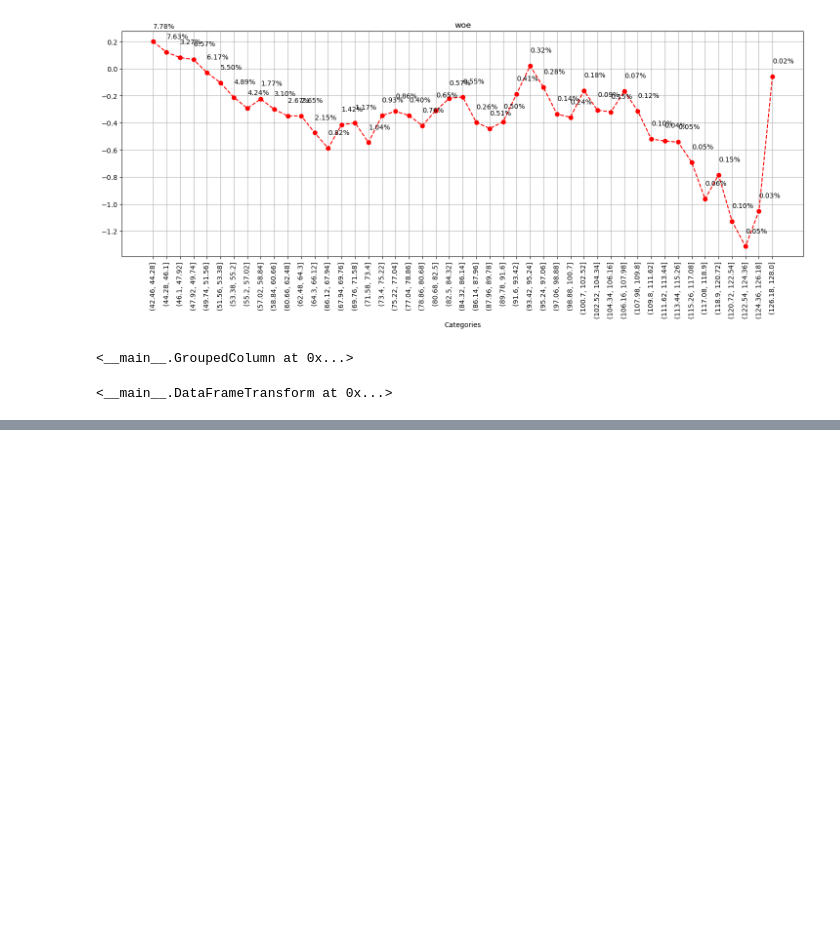
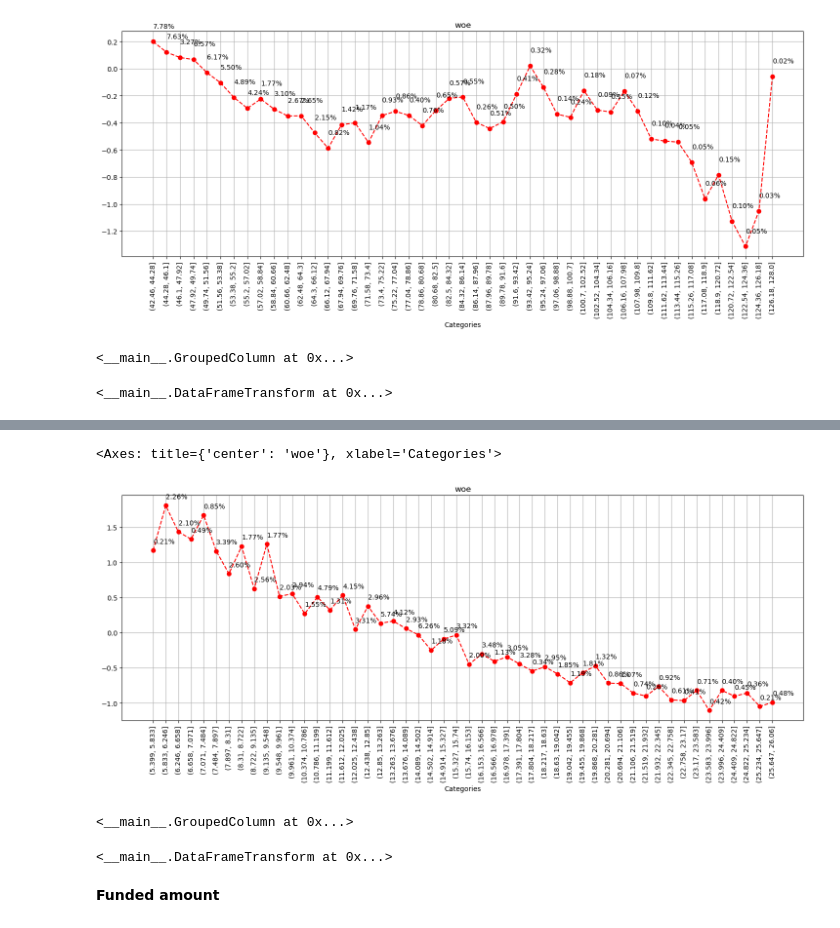
Before and after one commit to Xavi-Linux/CaRMeLo, a Jupyter notebook: notebooks/Data_preparation.ipynb, the cells around one changed output, grey strips where cells are left out. Saved outputs shown, nothing was run; the diff lists cells and outputs as text; code cells hidden in the pictures; blank space fills up the shorter version.

Commit message:
add interest rate coarse graning

```diff
--- a/notebooks/Data_preparation.ipynb
+++ b/notebooks/Data_preparation.ipynb
@@ -586,7 +588,8 @@ continuous_vars: List[str] = [
     'term_int',
     'non_default',
     'emp_length_int',
-    'months_since_issue_d'
+    'months_since_issue_d',
+    'int_rate'
 ]
 # %%
 continuous_df: pd.DataFrame = df[continuous_vars].copy()
@@ -735,0 +741,6 @@ continuous_dft.add_child(m_issue_groups)
+# %%
+int_rate_woe = calculate_woe_iv(
+                continuous_df,
+                pd.cut(continuous_df['int_rate'], bins=BINS, retbins=False),
+                continuous_df['non_default'], multilevel_index=False, sort_by_woe=False
+)
@@ -735,0 +757,25 @@ continuous_dft.add_child(m_issue_groups)
+# %%
+plot_woe(int_rate_woe['woe'], labels=int_rate_woe['n_obs_rel'].apply(lambda v: '{:.2%}'.format(v)))
+# %% [output]
+<Axes: title={'center': 'woe'}, xlabel='Categories'>
+[figure, added]
+# %%
+int_rate_groups.add_child(
+        Interval().add_child(pd.Interval(left=-np.inf, right=9.548, closed='right'))
+    ).add_child(
+        Interval().add_child(pd.Interval(left=9.548, right=12.025, closed='right'))
+    ).add_child(
+        Interval().add_child(pd.Interval(left=12.025, right=15.74, closed='right'))
+    ).add_child(
+        Interval().add_child(pd.Interval(left=15.74, right=20.281, closed='right'))
+    ).add_child(
+        Interval().add_child(pd.Interval(left=20.281, right=np.inf, closed='right'))
+    )
+# %% [output]
+<__main__.GroupedColumn at 0x...>
+# %%
+continuous_dft.add_child(int_rate_groups)
+# %% [output]
+<__main__.DataFrameTransform at 0x...>
+# %% [markdown]
+**Funded amount**
```
Also changed, not shown: parts of 5 cells of this notebook.
